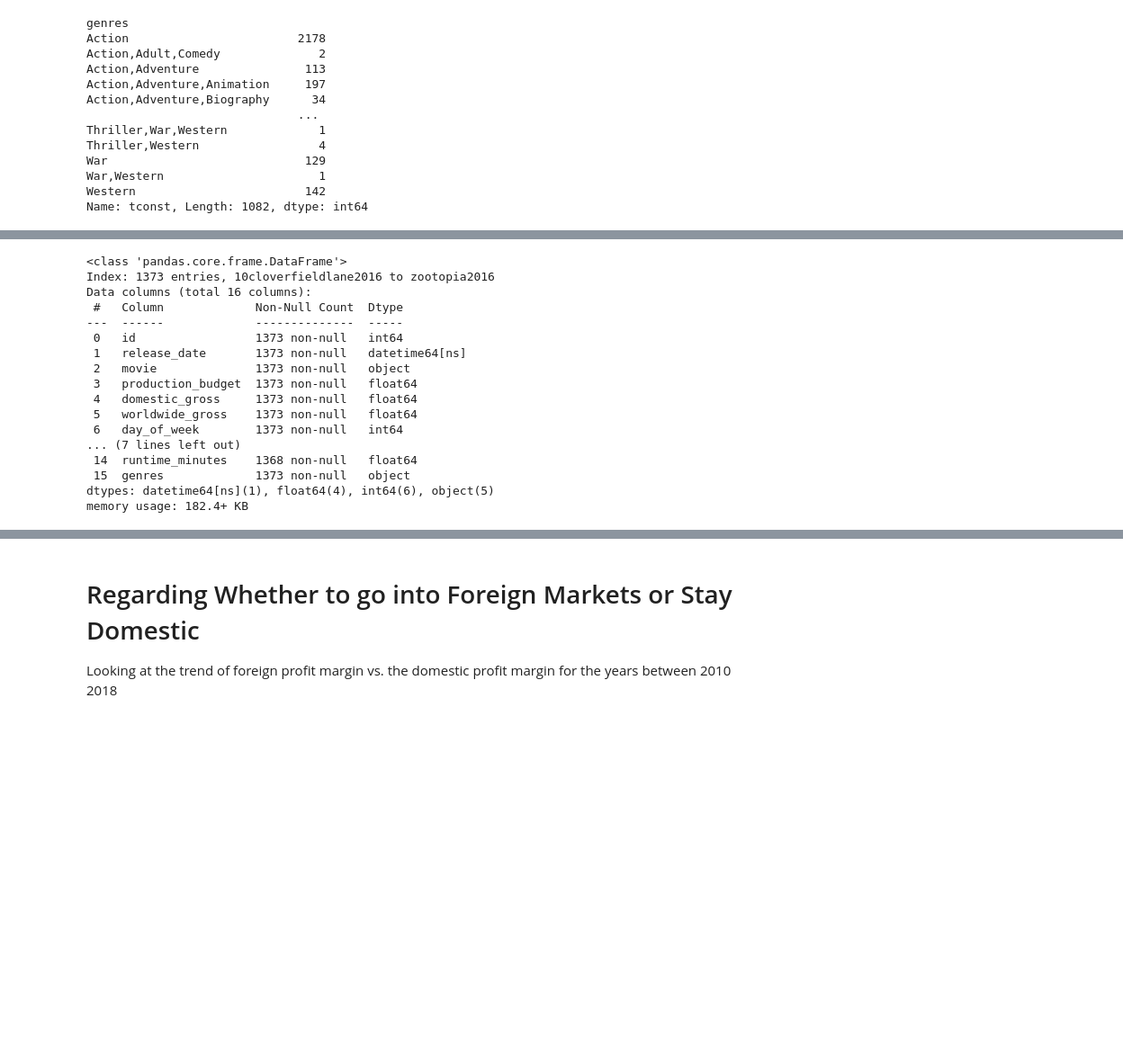
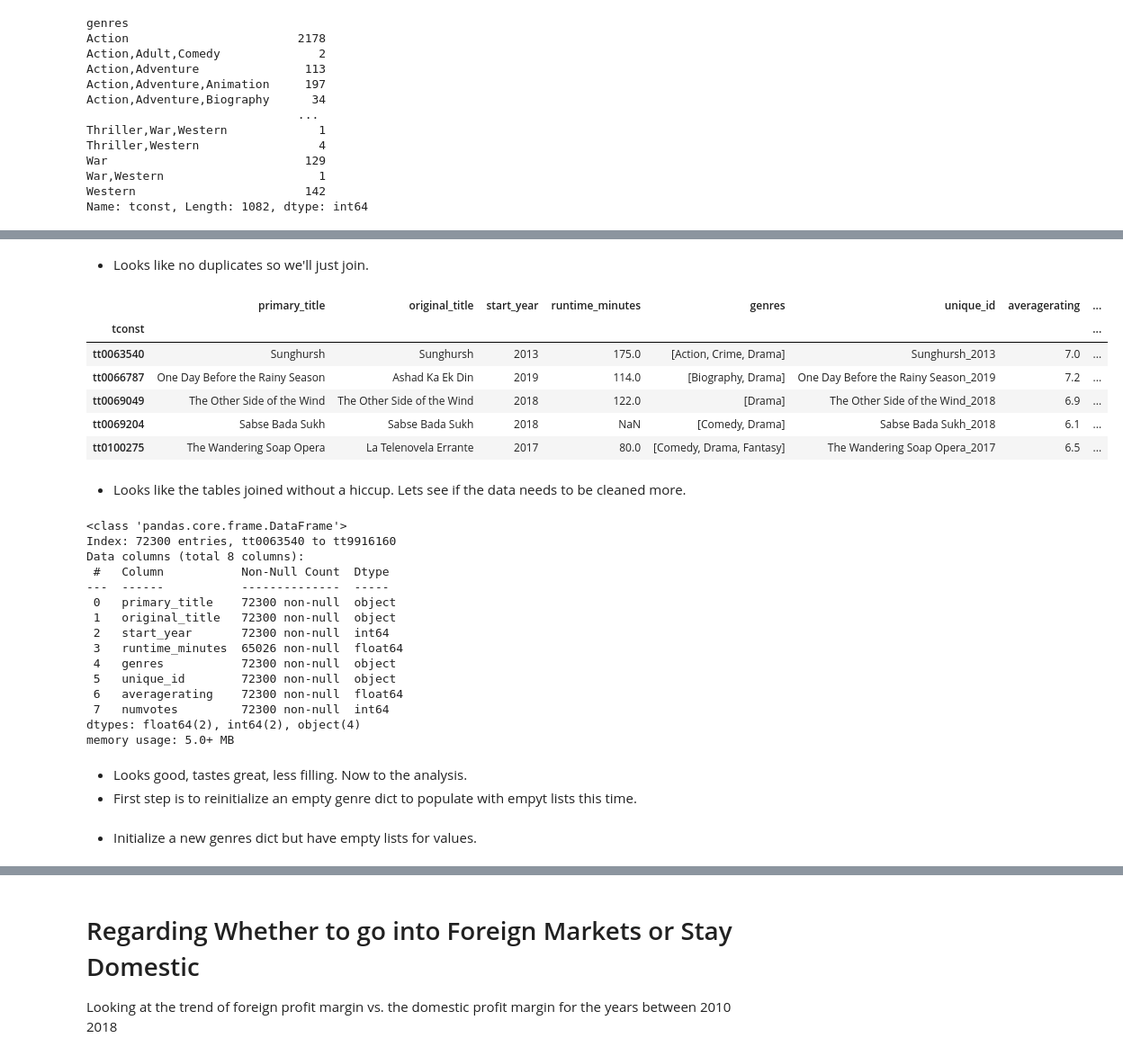
Before and after one commit to JCherryA050/phase_1_project, a Jupyter notebook: working_notebooks/project_notebook_ajc.ipynb, the cells around one changed output, grey strips where cells are left out. Shown: that part at 90% size. Saved outputs shown, nothing was run; the diff lists cells and outputs as text; code cells hidden in the pictures; blank space fills up the shorter version.

```diff
--- a/working_notebooks/project_notebook_ajc.ipynb
+++ b/working_notebooks/project_notebook_ajc.ipynb
@@ -26,6 +40,7 @@ mojo_df       = pd.read_csv    ('../zippedData/bom.movie_gross.csv.gz')
 rt_info_df    = pd.read_csv    ('../zippedData/rt.movie_info.tsv.gz', sep='\t', encoding='iso8859_1')
 rt_review_df  = pd.read_csv    ('../zippedData/rt.reviews.tsv.gz'   , sep='\t', encoding='iso8859_1')
 imdb_title_df = pd.read_csv    ('../zippeddata/imdb.title.basics.csv.gz')
+imdb_ratings_df = pd.read_csv  ('../zippeddata/imdb.title.ratings.csv.gz')
 tmbd_df       = pd.read_csv    ('../zippedData/tmdb.movies.csv.gz'  , index_col=0)
 tn_df         = pd.read_csv    ('../zippedData/tn.movie_budgets.csv.gz')
 # %% [markdown]
@@ -311,3 +241,0 @@ def remove_special(unique_id):
-# %%
-tn_df['unique_id'] = tn_df['unique_id'].map(remove_special)
-imdb_title_df['unique_id'] = imdb_title_df['unique_id'].map(remove_special)
@@ -316,2 +241,0 @@ imdb_title_df['unique_id'] = imdb_title_df['unique_id'].map(remove_special)
-# %%
-tf_imdb_df = tn_df.set_index('unique_id').join(imdb_title_df.set_index('unique_id'),how = 'inner')
@@ -320,20 +303,38 @@ tf_imdb_df = tn_df.set_index('unique_id').join(imdb_title_df.set_index('unique_i
+# %% [markdown]
+- Looks like no duplicates so we'll just join.
+# %%
+imbd_ratings_basic_df = imdb_title_df.set_index('tconst').join(imdb_ratings_df.set_index('tconst'),how='inner')
+imbd_ratings_basic_df.head()
+# %% [output]
+|  | primary_title | original_title | start_year | runtime_minutes | genres | unique_id | averagerating | ... |
+| tconst |  |  |  |  |  |  |  | ... |
+| tt0063540 | Sunghursh | Sunghursh | 2013 | 175.0 | [Action, Crime, Drama] | Sunghursh_2013 | 7.0 | ... |
+| tt0066787 | One Day Before the Rainy Season | Ashad Ka Ek Din | 2019 | 114.0 | [Biography, Drama] | One Day Before the Rainy Season_2019 | 7.2 | ... |
+| tt0069049 | The Other Side of the Wind | The Other Side of the Wind | 2018 | 122.0 | [Drama] | The Other Side of the Wind_2018 | 6.9 | ... |
+| tt0069204 | Sabse Bada Sukh | Sabse Bada Sukh | 2018 | NaN | [Comedy, Drama] | Sabse Bada Sukh_2018 | 6.1 | ... |
+| tt0100275 | The Wandering Soap Opera | La Telenovela Errante | 2017 | 80.0 | [Comedy, Drama, Fantasy] | The Wandering Soap Opera_2017 | 6.5 | ... |
+# %% [markdown]
+- Looks like the tables joined without a hiccup. Lets see if the data needs to be cleaned more.
 # %%
-tf_imdb_df.info()
+imbd_ratings_basic_df.info()
 # %% [output]
 <class 'pandas.core.frame.DataFrame'>
-Index: 1373 entries, 10cloverfieldlane2016 to zootopia2016
-Data columns (total 16 columns):
- #   Column             Non-Null Count  Dtype
----  ------             --------------  -----
- 0   id                 1373 non-null   int64
- 1   release_date       1373 non-null   datetime64[ns]
- 2   movie              1373 non-null   object
- 3   production_budget  1373 non-null   float64
- 4   domestic_gross     1373 non-null   float64
- 5   worldwide_gross    1373 non-null   float64
- 6   day_of_week        1373 non-null   int64
-... (7 lines left out)
- 14  runtime_minutes    1368 non-null   float64
- 15  genres             1373 non-null   object
-dtypes: datetime64[ns](1), float64(4), int64(6), object(5)
-memory usage: 182.4+ KB
+Index: 72300 entries, tt0063540 to tt9916160
+Data columns (total 8 columns):
+ #   Column           Non-Null Count  Dtype
+---  ------           --------------  -----
+ 0   primary_title    72300 non-null  object
+ 1   original_title   72300 non-null  object
+ 2   start_year       72300 non-null  int64
+ 3   runtime_minutes  65026 non-null  float64
+ 4   genres           72300 non-null  object
+ 5   unique_id        72300 non-null  object
+ 6   averagerating    72300 non-null  float64
+ 7   numvotes         72300 non-null  int64
+dtypes: float64(2), int64(2), object(4)
+memory usage: 5.0+ MB
+# %% [markdown]
+- Looks good, tastes great, less filling. Now to the analysis.
+- First step is to reinitialize an empty genre dict to populate with empyt lists this time.
+# %% [markdown]
+- Initialize a new genres dict but have empty lists for values.
```
Also changed, not shown: parts of 54 cells of this notebook, 3 other files.
